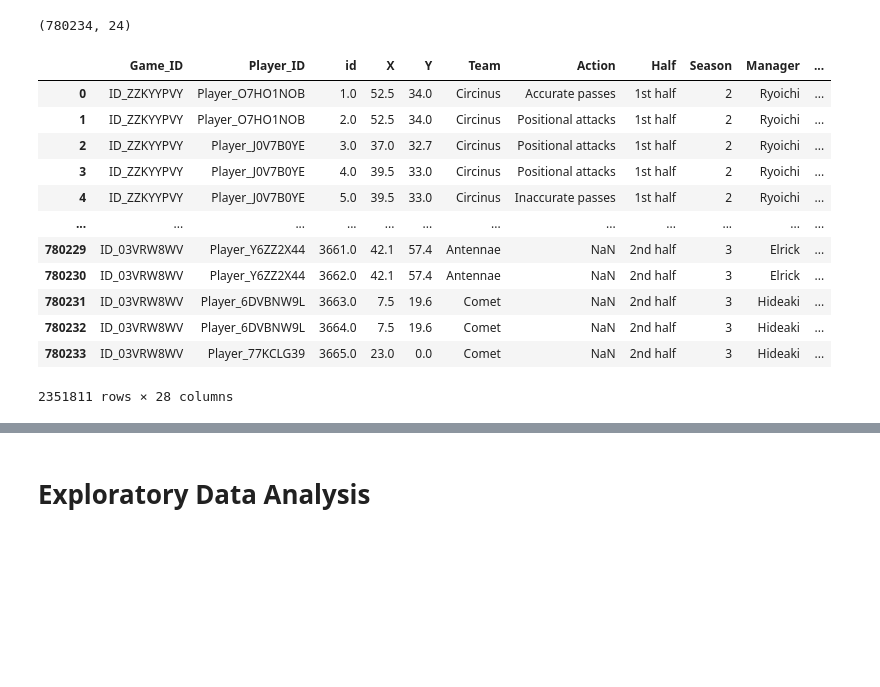
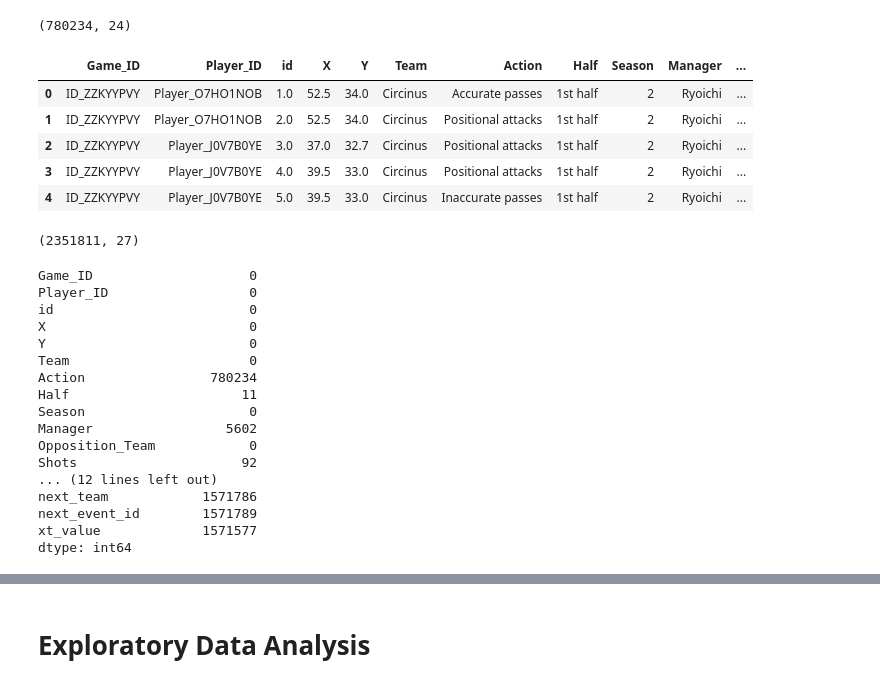
Before and after one commit to The-DigitalAcademy/Precious_Laduma_Score_Predictions, a Jupyter notebook: Laduma_Score_Predictions.ipynb, the cells around one changed output, grey strips where cells are left out. Drawn from its saved outputs; the diff is of its cells as text; code cells hidden in the pictures; blank space fills up the shorter version.

```diff
--- a/Laduma_Score_Predictions.ipynb
+++ b/Laduma_Score_Predictions.ipynb
@@ -48,18 +48,35 @@ Test_game.shape
 (780234, 24)
 # %%
 d = pd.concat([Train_game,Test_game])
-d
+d.head()
 # %% [output]
 |  | Game_ID | Player_ID | id | X | Y | Team | Action | Half | Season | Manager | ... |
 | 0 | ID_ZZKYYPVY | Player_O7HO1NOB | 1.0 | 52.5 | 34.0 | Circinus | Accurate passes | 1st half | 2 | Ryoichi | ... |
 | 1 | ID_ZZKYYPVY | Player_O7HO1NOB | 2.0 | 52.5 | 34.0 | Circinus | Positional attacks | 1st half | 2 | Ryoichi | ... |
 | 2 | ID_ZZKYYPVY | Player_J0V7B0YE | 3.0 | 37.0 | 32.7 | Circinus | Positional attacks | 1st half | 2 | Ryoichi | ... |
 | 3 | ID_ZZKYYPVY | Player_J0V7B0YE | 4.0 | 39.5 | 33.0 | Circinus | Positional attacks | 1st half | 2 | Ryoichi | ... |
 | 4 | ID_ZZKYYPVY | Player_J0V7B0YE | 5.0 | 39.5 | 33.0 | Circinus | Inaccurate passes | 1st half | 2 | Ryoichi | ... |
-| ... | ... | ... | ... | ... | ... | ... | ... | ... | ... | ... | ... |
-| 780229 | ID_03VRW8WV | Player_Y6ZZ2X44 | 3661.0 | 42.1 | 57.4 | Antennae | NaN | 2nd half | 3 | Elrick | ... |
-| 780230 | ID_03VRW8WV | Player_Y6ZZ2X44 | 3662.0 | 42.1 | 57.4 | Antennae | NaN | 2nd half | 3 | Elrick | ... |
-| 780231 | ID_03VRW8WV | Player_6DVBNW9L | 3663.0 | 7.5 | 19.6 | Comet | NaN | 2nd half | 3 | Hideaki | ... |
-| 780232 | ID_03VRW8WV | Player_6DVBNW9L | 3664.0 | 7.5 | 19.6 | Comet | NaN | 2nd half | 3 | Hideaki | ... |
-| 780233 | ID_03VRW8WV | Player_77KCLG39 | 3665.0 | 23.0 | 0.0 | Comet | NaN | 2nd half | 3 | Hideaki | ... |
-2351811 rows × 28 columns
+# %%
+d.shape
+# %% [output]
+(2351811, 27)
+# %%
+d.isnull().sum()
+# %% [output]
+Game_ID                    0
+Player_ID                  0
+id                         0
+X                          0
+Y                          0
+Team                       0
+Action                780234
+Half                      11
+Season                     0
+Manager                 5602
+Opposition_Team            0
+Shots                     92
+... (12 lines left out)
+next_team            1571786
+next_event_id        1571789
+xt_value             1571577
+dtype: int64
```
Also changed, not shown: parts of 35 cells of this notebook.
